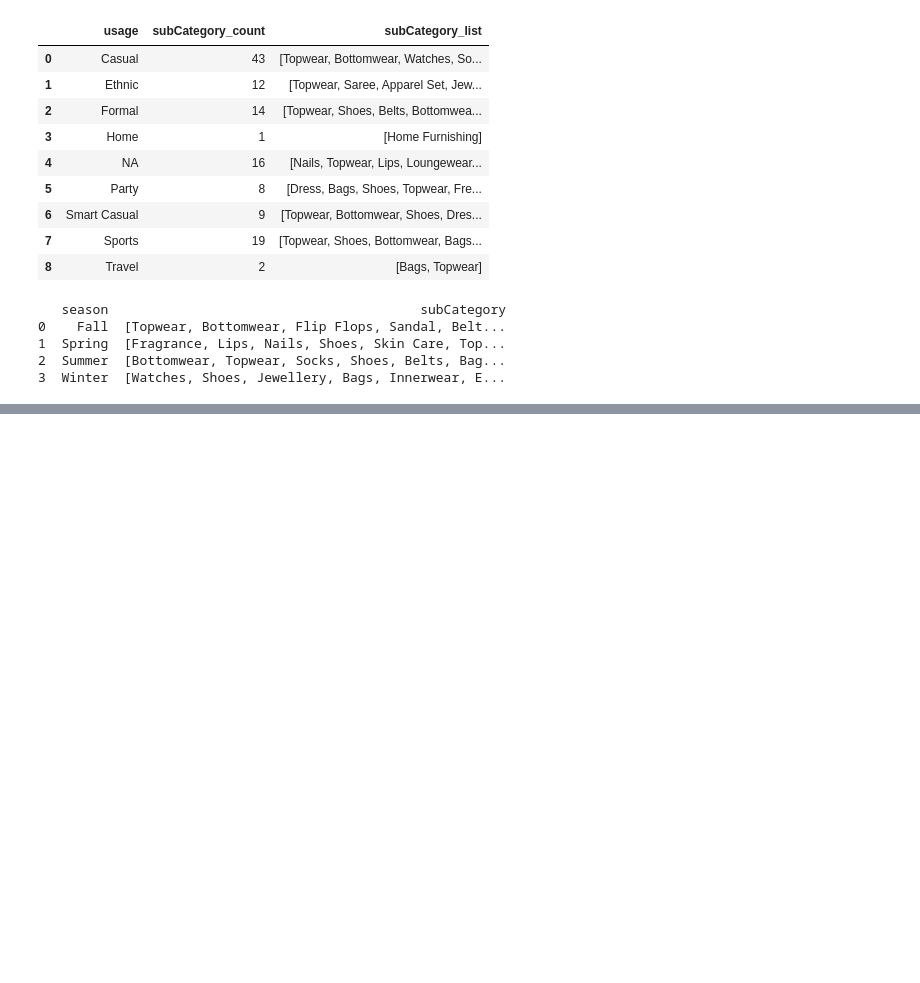
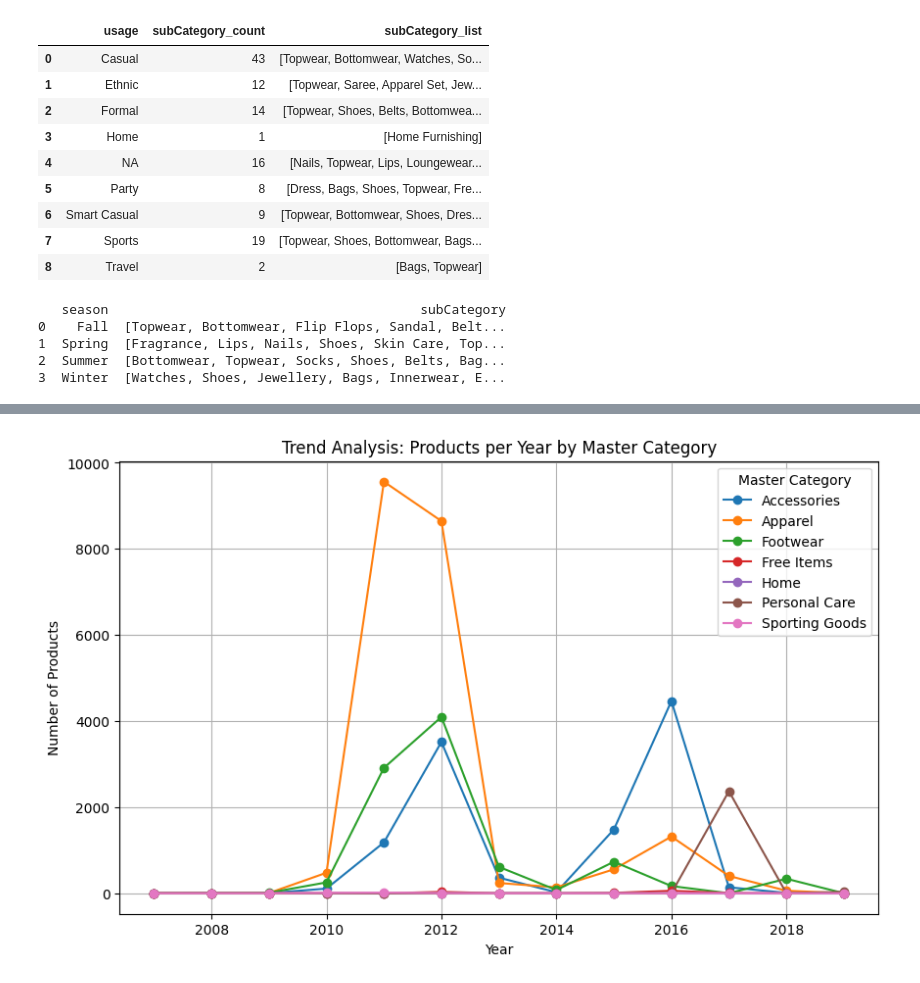
Before and after one commit to melatteshome/e-commerce-data-platform, a Jupyter notebook: notebooks/product_eda.ipynb, the cells around one changed output, grey strips where cells are left out. Drawn from its saved outputs; the diff is of its cells as text; code cells hidden in the pictures; blank space fills up the shorter version.

```diff
--- a/notebooks/product_eda.ipynb
+++ b/notebooks/product_eda.ipynb
@@ -144,0 +202,17 @@ print(season_aggregate)
+# %%
+# Group by year and masterCategory, then count the number of products
+master_year_counts = df.groupby(['year', 'masterCategory']).size().unstack(fill_value=0)
+
+# Plot the trend for each masterCategory over time
+plt.figure(figsize=(10, 6))
+for category in master_year_counts.columns:
+    plt.plot(master_year_counts.index, master_year_counts[category], marker='o', label=category)
+
+plt.title("Trend Analysis: Products per Year by Master Category")
+plt.xlabel("Year")
+plt.ylabel("Number of Products")
+plt.grid(True)
+plt.legend(title="Master Category")
+plt.show()
+# %% [output]
+[figure, added]
```
Also changed, not shown: parts of 10 cells of this notebook.
